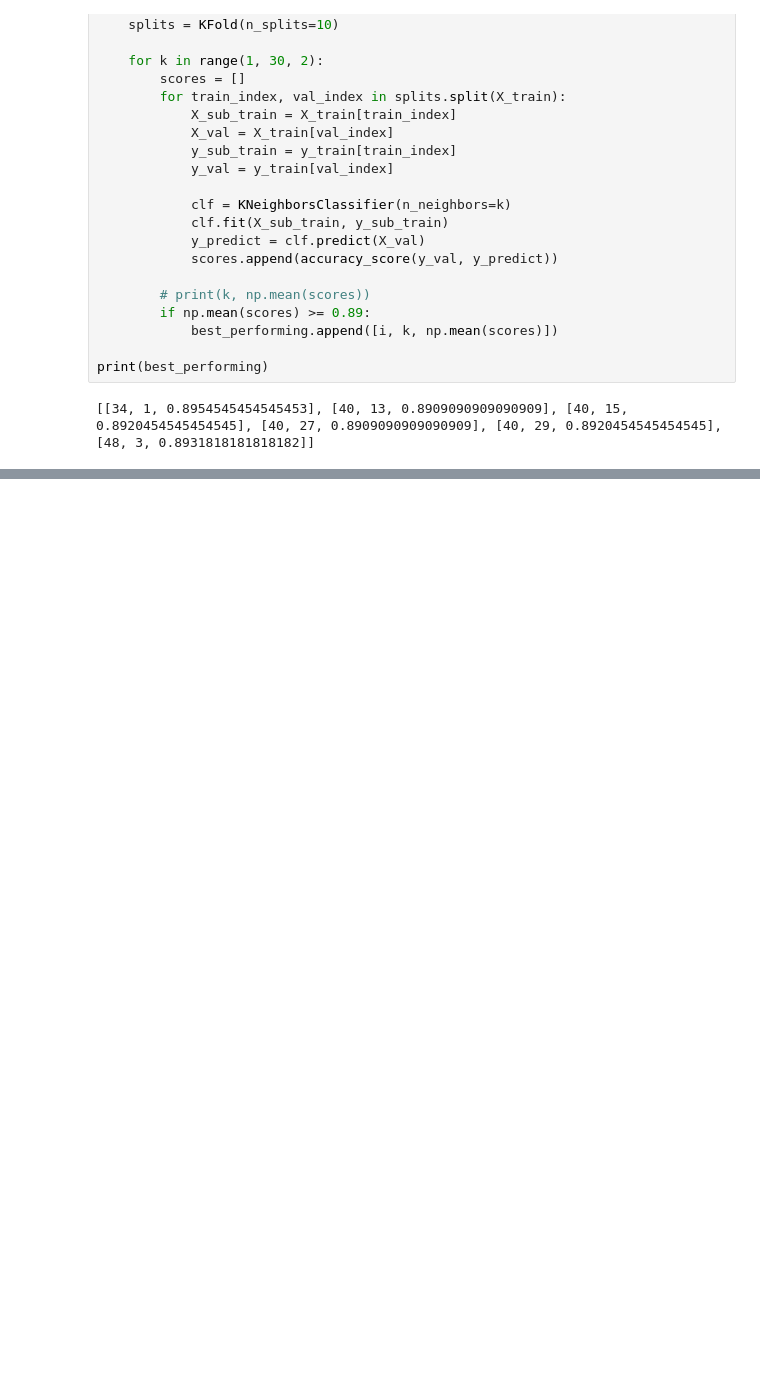
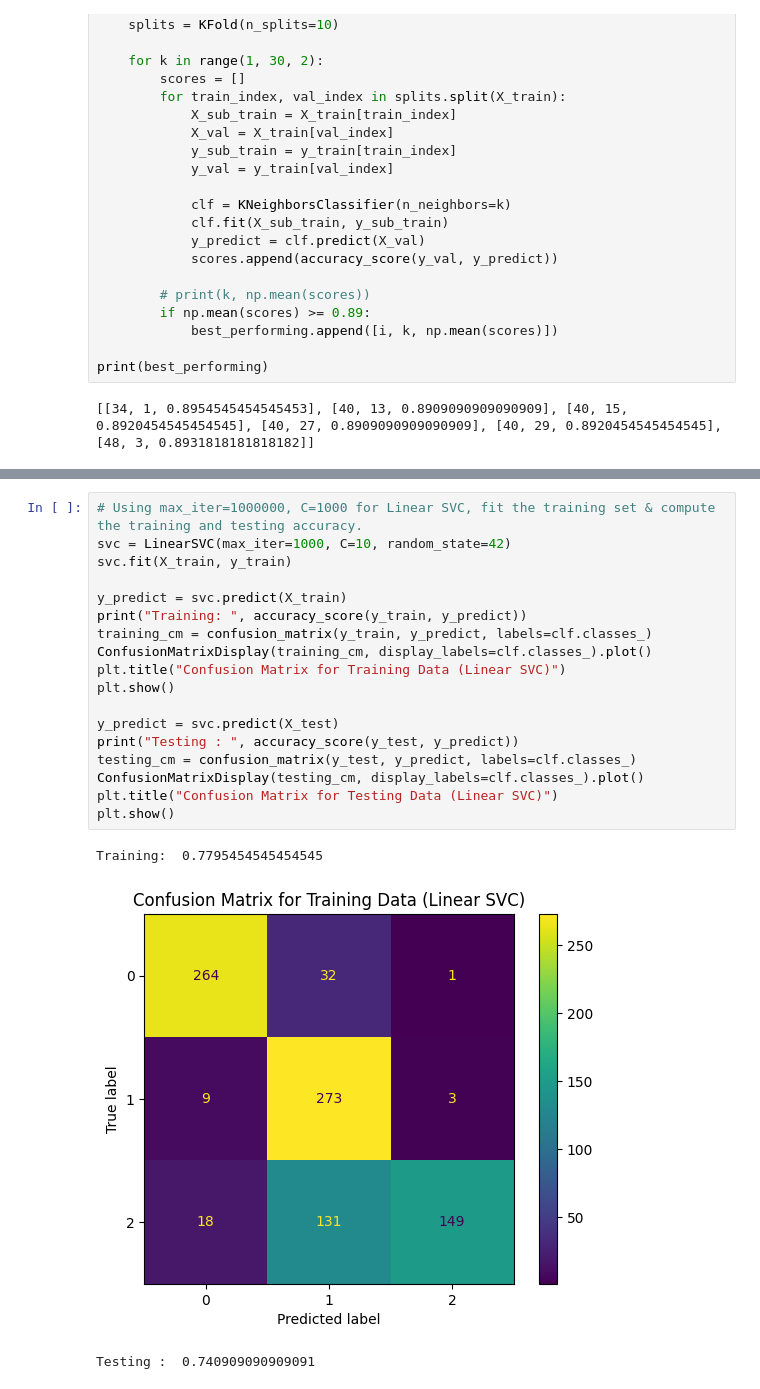
Before and after one commit to ZacPerry-dev/Student-Stress-Factors, a Jupyter notebook: question1.ipynb, the cells around one changed output, grey strips where cells are left out. Cells and saved outputs as stored; diff of their text form; blank space fills up the shorter version.

```diff
--- a/question1.ipynb
+++ b/question1.ipynb
@@ -91,0 +180,22 @@ plt.show()
+# %%
+# Using max_iter=1000000, C=1000 for Linear SVC, fit the training set & compute the training and testing accuracy.
+svc = LinearSVC(max_iter=1000, C=10, random_state=42)
+svc.fit(X_train, y_train)
+
+y_predict = svc.predict(X_train)
+print("Training: ", accuracy_score(y_train, y_predict))
+training_cm = confusion_matrix(y_train, y_predict, labels=clf.classes_)
+ConfusionMatrixDisplay(training_cm, display_labels=clf.classes_).plot()
+plt.title("Confusion Matrix for Training Data (Linear SVC)")
+plt.show()
+
+y_predict = svc.predict(X_test)
+print("Testing : ", accuracy_score(y_test, y_predict))
+testing_cm = confusion_matrix(y_test, y_predict, labels=clf.classes_)
+ConfusionMatrixDisplay(testing_cm, display_labels=clf.classes_).plot()
+plt.title("Confusion Matrix for Testing Data (Linear SVC)")
+plt.show()
+# %% [output]
+Training:  0.7795454545454545
+[figure, added]
+Testing :  0.740909090909091
```
Also changed, not shown: parts of 8 cells of this notebook.
